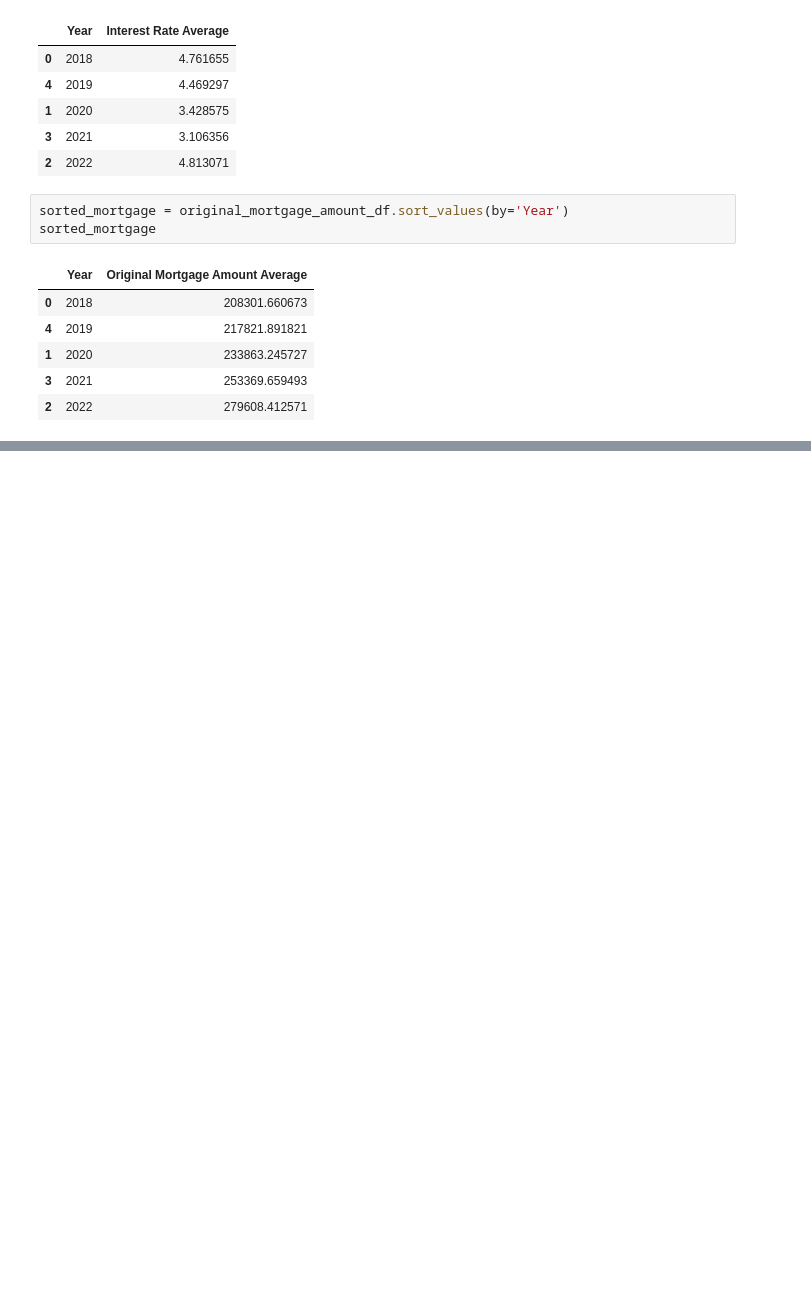
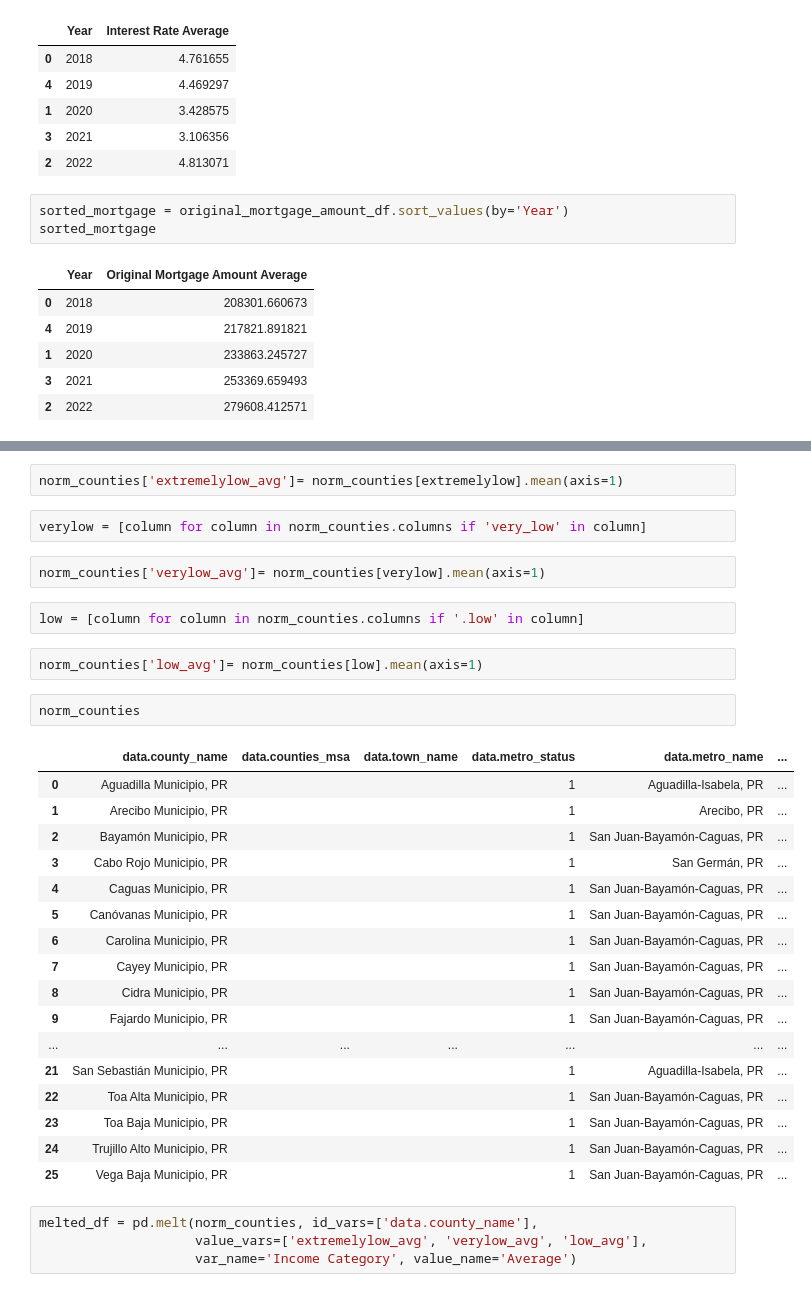
Before and after one commit to nlewism/Project-Impact-of-CDBG-Funds-in-Puerto-Rico, a Jupyter notebook: CDBG_Web_Scrapping.ipynb, the cells around one changed output, grey strips where cells are left out. Drawn from its saved outputs; the diff is of its cells as text; blank space fills up the shorter version.

```diff
--- a/CDBG_Web_Scrapping.ipynb
+++ b/CDBG_Web_Scrapping.ipynb
@@ -346,0 +486,34 @@ sorted_mortgage
+# %%
+norm_counties['extremelylow_avg']= norm_counties[extremelylow].mean(axis=1)
+# %%
+verylow = [column for column in norm_counties.columns if 'very_low' in column]
+# %%
+norm_counties['verylow_avg']= norm_counties[verylow].mean(axis=1)
+# %%
+low = [column for column in norm_counties.columns if '.low' in column]
+# %%
+norm_counties['low_avg']= norm_counties[low].mean(axis=1)
+# %%
+norm_counties
+# %% [output]
+|  | data.county_name | data.counties_msa | data.town_name | data.metro_status | data.metro_name | ... |
+| 0 | Aguadilla Municipio, PR |  |  | 1 | Aguadilla-Isabela, PR | ... |
+| 1 | Arecibo Municipio, PR |  |  | 1 | Arecibo, PR | ... |
+| 2 | Bayamón Municipio, PR |  |  | 1 | San Juan-Bayamón-Caguas, PR | ... |
+| 3 | Cabo Rojo Municipio, PR |  |  | 1 | San Germán, PR | ... |
+| 4 | Caguas Municipio, PR |  |  | 1 | San Juan-Bayamón-Caguas, PR | ... |
+| 5 | Canóvanas Municipio, PR |  |  | 1 | San Juan-Bayamón-Caguas, PR | ... |
+| 6 | Carolina Municipio, PR |  |  | 1 | San Juan-Bayamón-Caguas, PR | ... |
+| 7 | Cayey Municipio, PR |  |  | 1 | San Juan-Bayamón-Caguas, PR | ... |
+| 8 | Cidra Municipio, PR |  |  | 1 | San Juan-Bayamón-Caguas, PR | ... |
+| 9 | Fajardo Municipio, PR |  |  | 1 | San Juan-Bayamón-Caguas, PR | ... |
+| ... | ... | ... | ... | ... | ... | ... |
+| 21 | San Sebastián Municipio, PR |  |  | 1 | Aguadilla-Isabela, PR | ... |
+| 22 | Toa Alta Municipio, PR |  |  | 1 | San Juan-Bayamón-Caguas, PR | ... |
+| 23 | Toa Baja Municipio, PR |  |  | 1 | San Juan-Bayamón-Caguas, PR | ... |
+| 24 | Trujillo Alto Municipio, PR |  |  | 1 | San Juan-Bayamón-Caguas, PR | ... |
+| 25 | Vega Baja Municipio, PR |  |  | 1 | San Juan-Bayamón-Caguas, PR | ... |
+# %%
+melted_df = pd.melt(norm_counties, id_vars=['data.county_name'],
+                    value_vars=['extremelylow_avg', 'verylow_avg', 'low_avg'],
+                    var_name='Income Category', value_name='Average')
```
Also changed, not shown: parts of 27 cells of this notebook.
